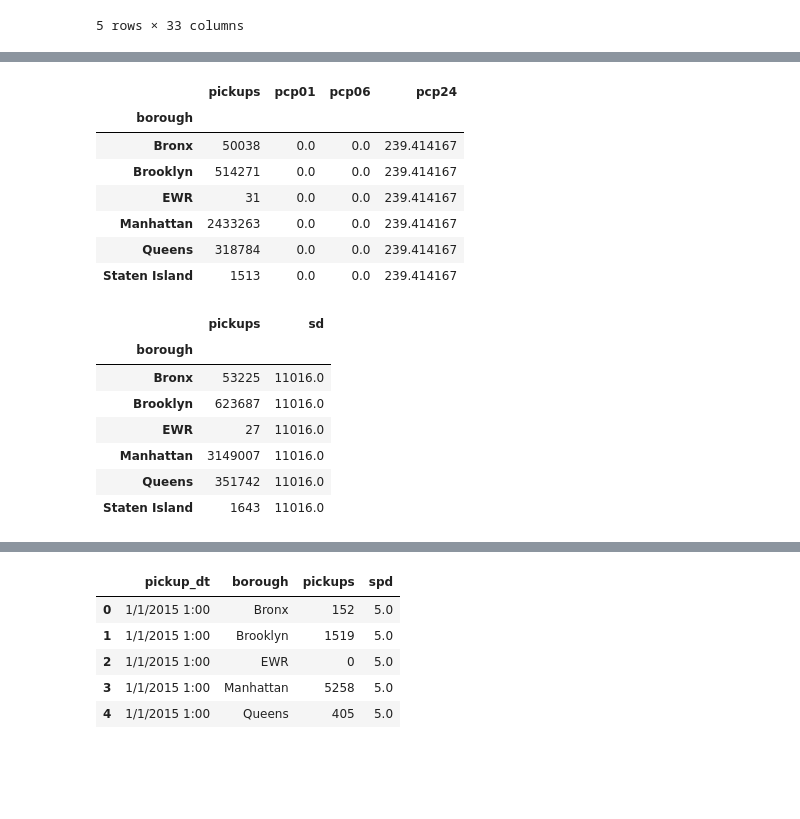
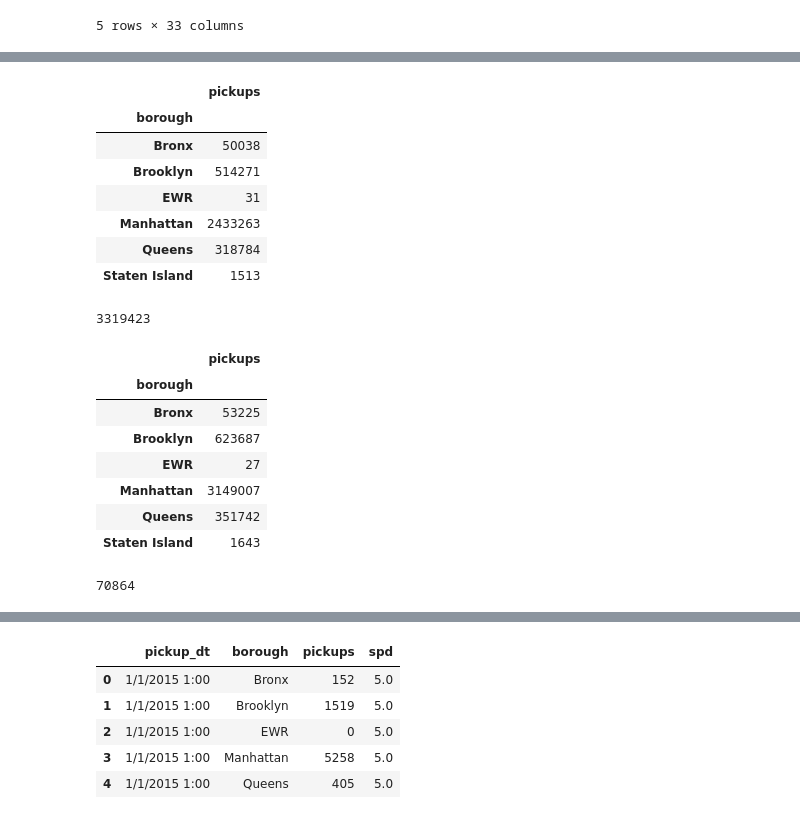
Before and after one commit to caleb-g23/Uber_Pickups_Project, a Jupyter notebook: Main/uber_main.ipynb, the cells around one changed output, grey strips where cells are left out. Saved outputs shown, nothing was run; the diff lists cells and outputs as text; code cells hidden in the pictures; blank space fills up the shorter version.

```diff
--- a/Main/uber_main.ipynb
+++ b/Main/uber_main.ipynb
@@ -64,26 +91,54 @@ medium_rain_df.groupby("borough").sum("pickups")
 # %%
+#ISolate heavy rain pickups
 heavy_rain_df = rain_data_df[(rain_data_df["pcp24"] > 0) & (rain_data_df["pcp01"] == 0) & (rain_data_df["pcp06"] == 0)]
-heavy_rain_df.groupby(["borough"]).sum("pickups")
+heavy_rain_chart_df = heavy_rain_df[["borough", "pickups","pcp24"]]
+heavy_rain_chart_df = heavy_rain_chart_df.groupby("borough").agg({"pickups":"sum"}).reindex()
+heavy_rain_chart_df
 # %% [output]
-|  | pickups | pcp01 | pcp06 | pcp24 |
-| borough |  |  |  |  |
-| Bronx | 50038 | 0.0 | 0.0 | 239.414167 |
-| Brooklyn | 514271 | 0.0 | 0.0 | 239.414167 |
-| EWR | 31 | 0.0 | 0.0 | 239.414167 |
-| Manhattan | 2433263 | 0.0 | 0.0 | 239.414167 |
-| Queens | 318784 | 0.0 | 0.0 | 239.414167 |
-| Staten Island | 1513 | 0.0 | 0.0 | 239.414167 |
+|  | pickups |
+| borough |  |
+| Bronx | 50038 |
+| Brooklyn | 514271 |
+| EWR | 31 |
+| Manhattan | 2433263 |
+| Queens | 318784 |
+| Staten Island | 1513 |
+# %%
+#Find total pickups and average pickups for heavy rain
+heavy_rain_df = heavy_rain_df.astype({"pickup_dt":"datetime64[D]"})
+avg_heavy_rain = heavy_rain_df.groupby("pickup_dt").agg({"pickups": "sum"}).reindex()
+days_of_heavy_rain = avg_heavy_rain.count()
+total_heavy_rain = sum(avg_heavy_rain["pickups"])
+avg_heavy_rain_total = total_heavy_rain/days_of_heavy_rain
+avg_heavy_rain_total = int(avg_heavy_rain_total.round(0))
+avg_heavy_rain_total
+# %% [output]
+3319423
 # %%
+#Isolate snow pickups
 snow_data_df = uber_df[["pickup_dt", "borough", "pickups", "sd"]]
 snow_df = snow_data_df[(snow_data_df["sd"] > 0)]
-snow_df.groupby("borough").sum("pickups")
+snow_chart_df = snow_df[["borough", "pickups",]]
+snow_chart_df = snow_chart_df.groupby("borough").agg({"pickups":"sum"}).reindex()
+snow_chart_df
 # %% [output]
-|  | pickups | sd |
-| borough |  |  |
-| Bronx | 53225 | 11016.0 |
-| Brooklyn | 623687 | 11016.0 |
-| EWR | 27 | 11016.0 |
-| Manhattan | 3149007 | 11016.0 |
-| Queens | 351742 | 11016.0 |
-| Staten Island | 1643 | 11016.0 |
+|  | pickups |
+| borough |  |
+| Bronx | 53225 |
+| Brooklyn | 623687 |
+| EWR | 27 |
+| Manhattan | 3149007 |
+| Queens | 351742 |
+| Staten Island | 1643 |
+# %%
+# Find the total and average snow pickups
+snow_df = snow_df.astype({"pickup_dt":"datetime64[D]"})
+avg_snow = snow_df.groupby("pickup_dt").agg({"pickups": "sum"}).reindex()
+days_of_snow = avg_snow.count()
+total_snow = sum(avg_snow["pickups"])
+avg_snow_total = total_snow/days_of_snow
+avg_snow_total = int(avg_snow_total.round(0))
+avg_snow_total
+# %% [output]
+70864
 # %%
```
Also changed, not shown: parts of 10 cells of this notebook.
